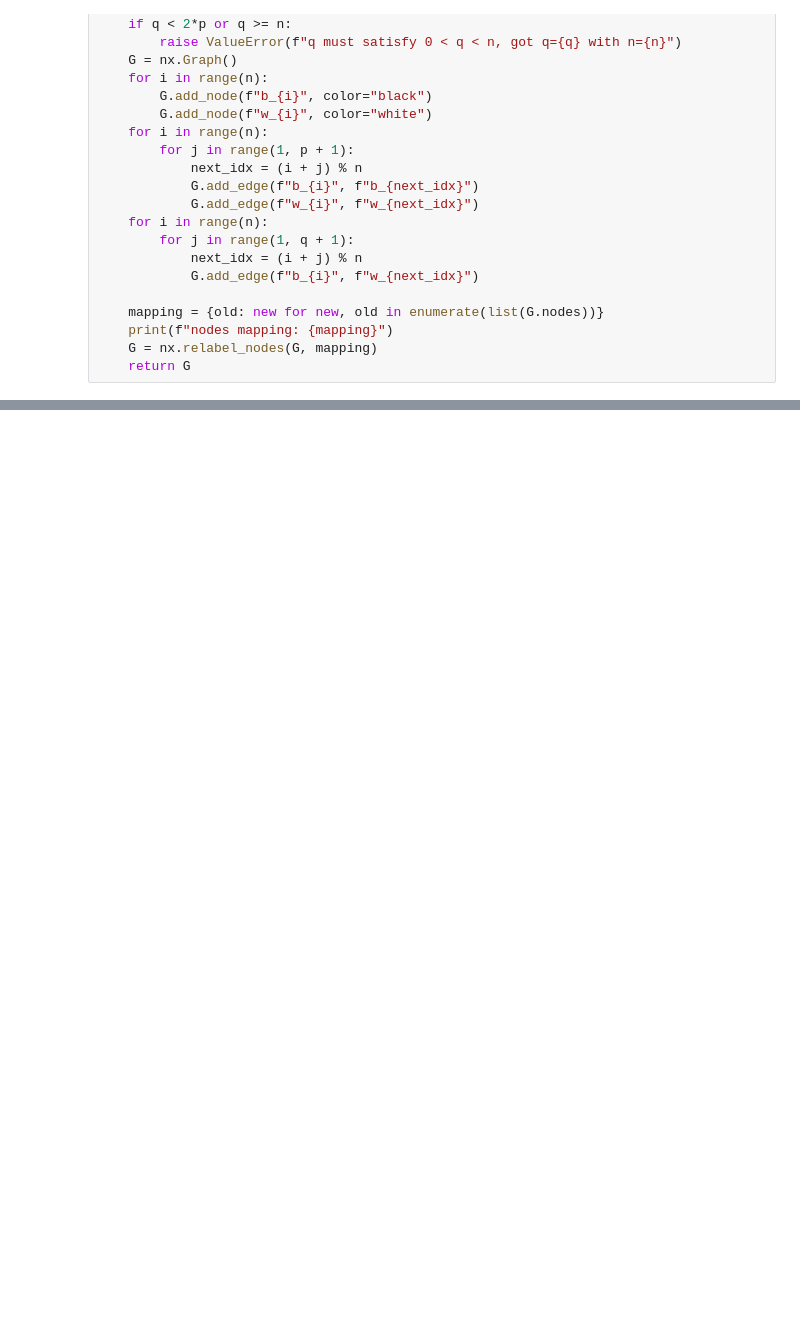
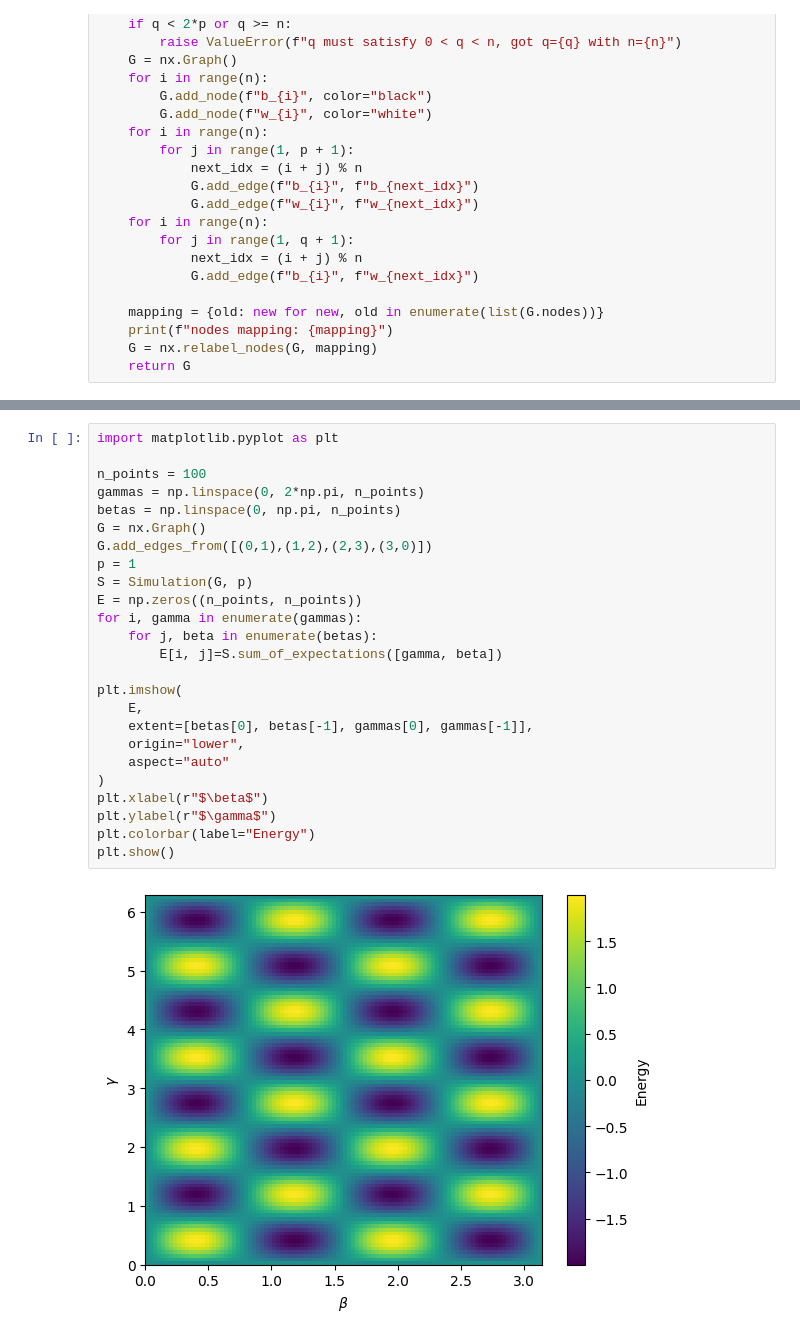
Before and after one commit to allegrastrippoli/qaoa-scale-free-graphs, a Jupyter notebook: qaoa_scale_free_graphs.ipynb, the cells around one changed output, grey strips where cells are left out. Drawn from its saved outputs; the diff is of its cells as text; blank space fills up the shorter version.

Commit message:
add landscapes of energy contributions

```diff
--- a/qaoa_scale_free_graphs.ipynb
+++ b/qaoa_scale_free_graphs.ipynb
@@ -709,0 +695,27 @@ KeyboardInterrupt:
+# %%
+import matplotlib.pyplot as plt
+
+n_points = 100
+gammas = np.linspace(0, 2*np.pi, n_points)
+betas = np.linspace(0, np.pi, n_points)
+G = nx.Graph()
+G.add_edges_from([(0,1),(1,2),(2,3),(3,0)])
+p = 1
+S = Simulation(G, p)
+E = np.zeros((n_points, n_points))
+for i, gamma in enumerate(gammas):
+    for j, beta in enumerate(betas):
+        E[i, j]=S.sum_of_expectations([gamma, beta])
+
+plt.imshow(
+    E,
+    extent=[betas[0], betas[-1], gammas[0], gammas[-1]],
+    origin="lower",
+    aspect="auto"
+)
+plt.xlabel(r"$\beta$")
+plt.ylabel(r"$\gamma$")
+plt.colorbar(label="Energy")
+plt.show()
+# %% [output]
+[figure, added]
```
Also changed, not shown: parts of 2 cells of this notebook.
